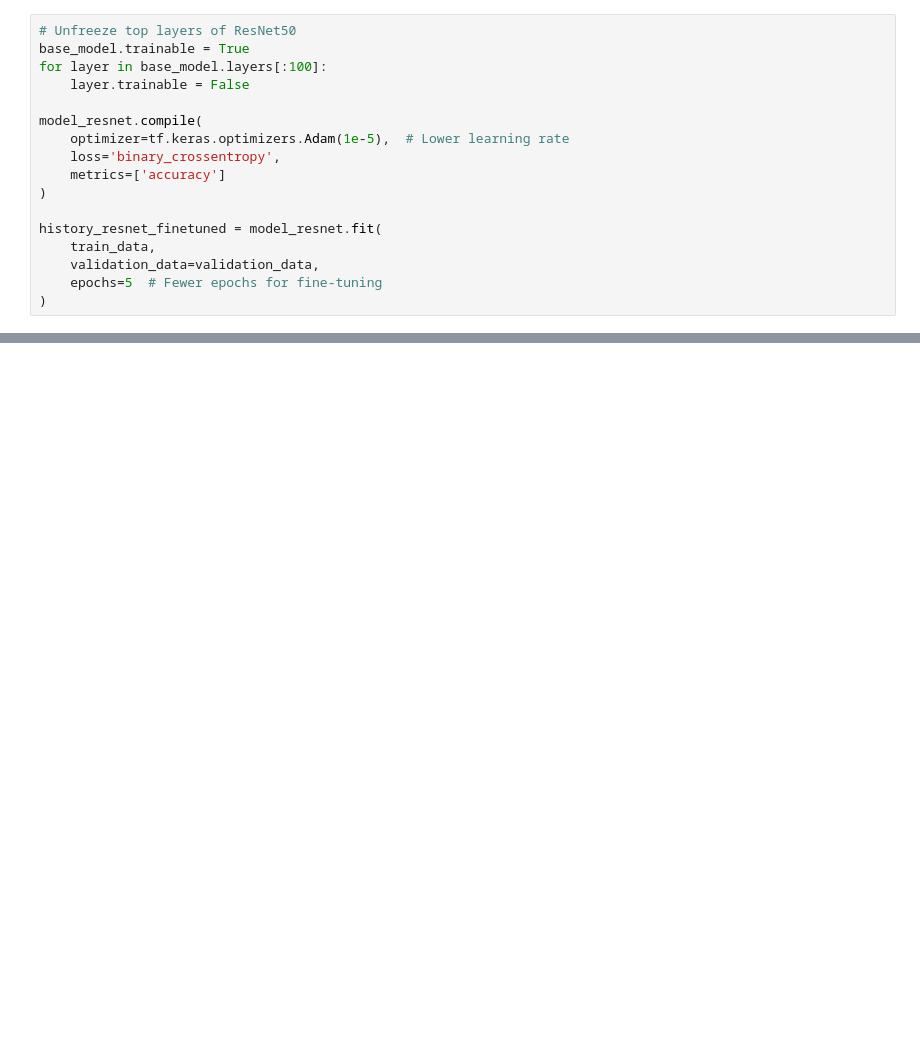
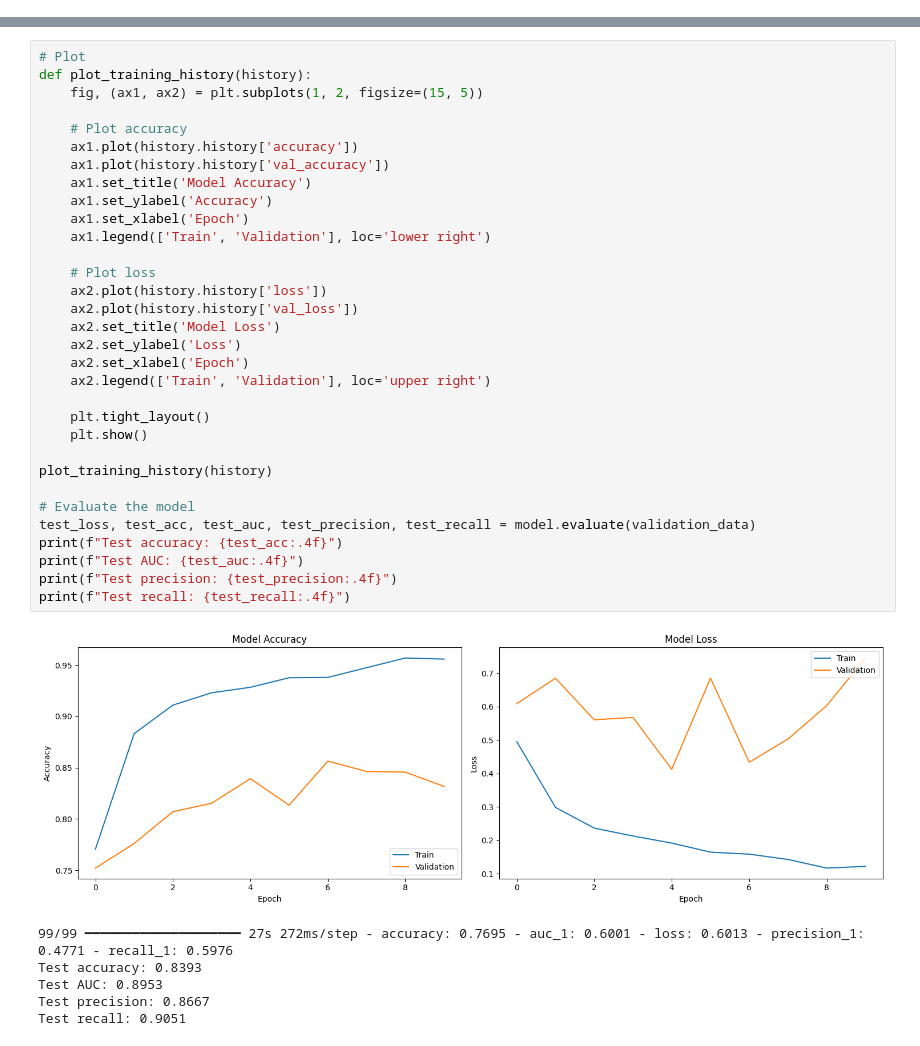
Before and after one commit to AmilcarArmmand/CSC-481_Project, a Jupyter notebook: BreakHis_481_project.ipynb, the cells around one changed output, grey strips where cells are left out. Drawn from its saved outputs; the diff is of its cells as text; blank space fills up the shorter version.

```diff
--- a/BreakHis_481_project.ipynb
+++ b/BreakHis_481_project.ipynb
@@ -213,17 +32,0 @@ Model: "sequential_2"
-# %%
-# Unfreeze top layers of ResNet50
-base_model.trainable = True
-for layer in base_model.layers[:100]:
-    layer.trainable = False
-
-model_resnet.compile(
-    optimizer=tf.keras.optimizers.Adam(1e-5),  # Lower learning rate
-    loss='binary_crossentropy',
-    metrics=['accuracy']
-)
-
-history_resnet_finetuned = model_resnet.fit(
-    train_data,
-    validation_data=validation_data,
-    epochs=5  # Fewer epochs for fine-tuning
-)
@@ -272,0 +223,39 @@ print(results)
+# %%
+# Plot
+def plot_training_history(history):
+    fig, (ax1, ax2) = plt.subplots(1, 2, figsize=(15, 5))
+
+    # Plot accuracy
+    ax1.plot(history.history['accuracy'])
+    ax1.plot(history.history['val_accuracy'])
+    ax1.set_title('Model Accuracy')
+    ax1.set_ylabel('Accuracy')
+    ax1.set_xlabel('Epoch')
+    ax1.legend(['Train', 'Validation'], loc='lower right')
+
+    # Plot loss
+    ax2.plot(history.history['loss'])
+    ax2.plot(history.history['val_loss'])
+    ax2.set_title('Model Loss')
+    ax2.set_ylabel('Loss')
+    ax2.set_xlabel('Epoch')
+    ax2.legend(['Train', 'Validation'], loc='upper right')
+
+    plt.tight_layout()
+    plt.show()
+
+plot_training_history(history)
+
+# Evaluate the model
+test_loss, test_acc, test_auc, test_precision, test_recall = model.evaluate(validation_data)
+print(f"Test accuracy: {test_acc:.4f}")
+print(f"Test AUC: {test_auc:.4f}")
+print(f"Test precision: {test_precision:.4f}")
+print(f"Test recall: {test_recall:.4f}")
+# %% [output]
+[figure, added]
+99/99 ━━━━━━━━━━━━━━━━━━━━ 27s 272ms/step - accuracy: 0.7695 - auc_1: 0.6001 - loss: 0.6013 - precision_1: 0.4771 - recall_1: 0.5976
+Test accuracy: 0.8393
+Test AUC: 0.8953
+Test precision: 0.8667
+Test recall: 0.9051
```
Also changed, not shown: parts of 17 cells of this notebook.
